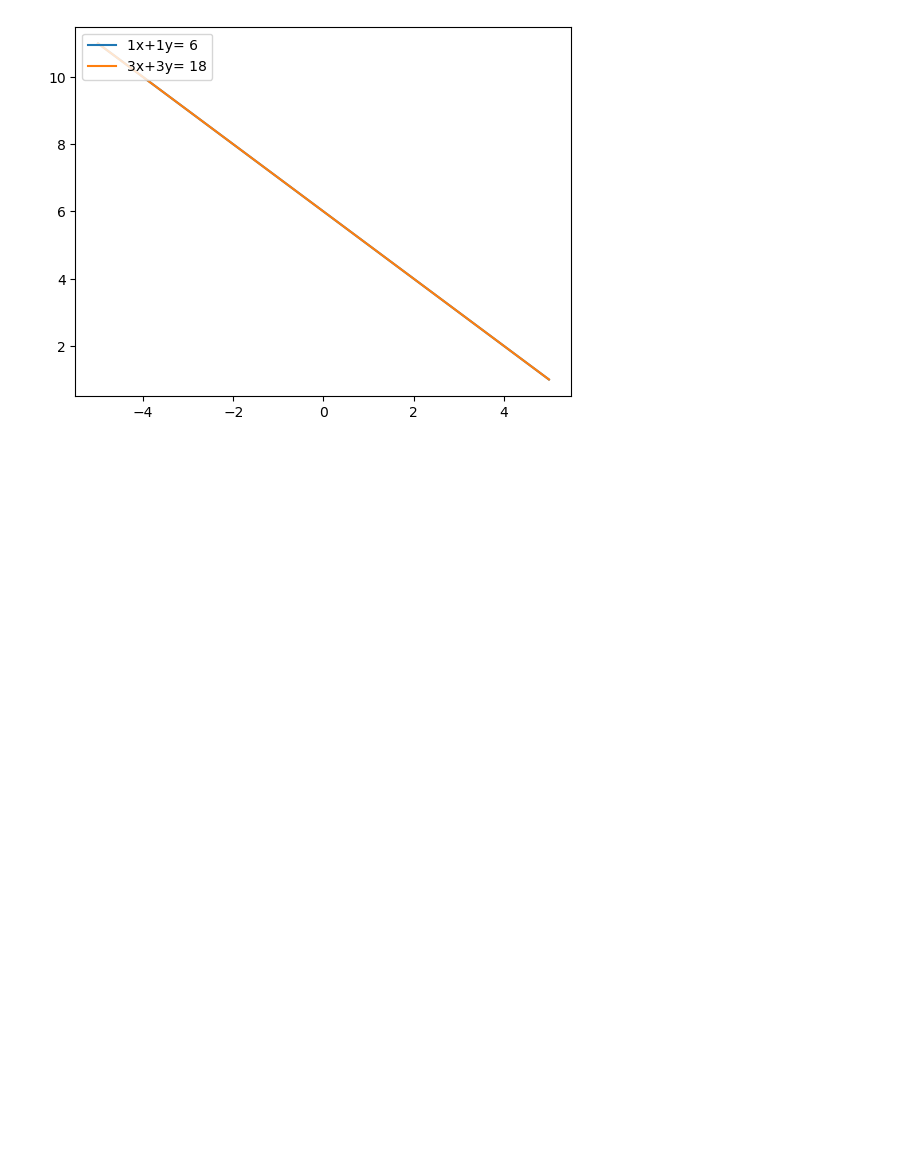
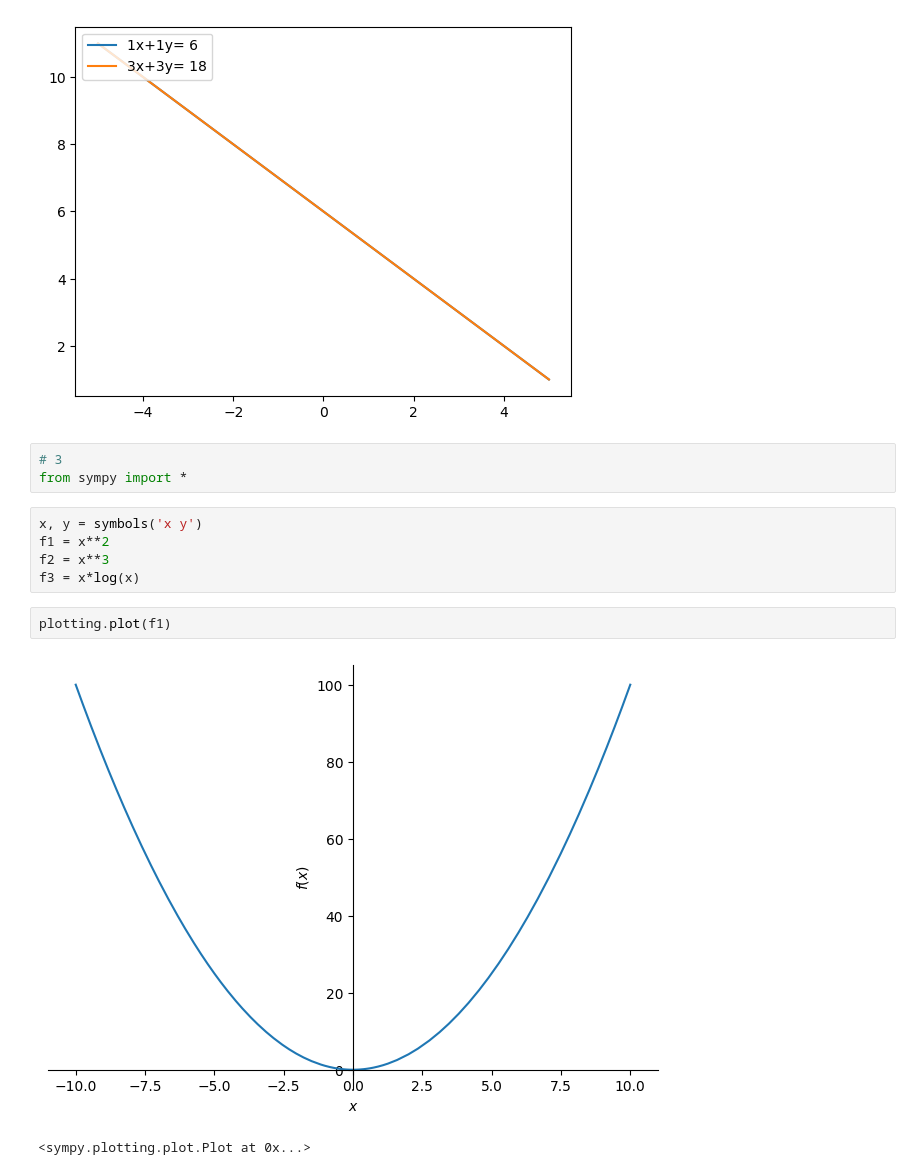
Before and after one commit to karthiksmanian/sem9, a Jupyter notebook: 20XW96-DL-LAB/ws1/ws1.ipynb, the cells around one changed output. Drawn from its saved outputs; the diff is of its cells as text; blank space fills up the shorter version.

```diff
--- a/20XW96-DL-LAB/ws1/ws1.ipynb
+++ b/20XW96-DL-LAB/ws1/ws1.ipynb
@@ -80,3 +80,16 @@ s3.plot()
 6 1 1
 18 3 3
 [figure]
+# %%
+# 3
+from sympy import *
+# %%
+x, y = symbols('x y')
+f1 = x**2
+f2 = x**3
+f3 = x*log(x)
+# %%
+plotting.plot(f1)
+# %% [output]
+[figure, added]
+<sympy.plotting.plot.Plot at 0x...>
```
Also changed, not shown: parts of 5 cells of this notebook, 11 other files.
